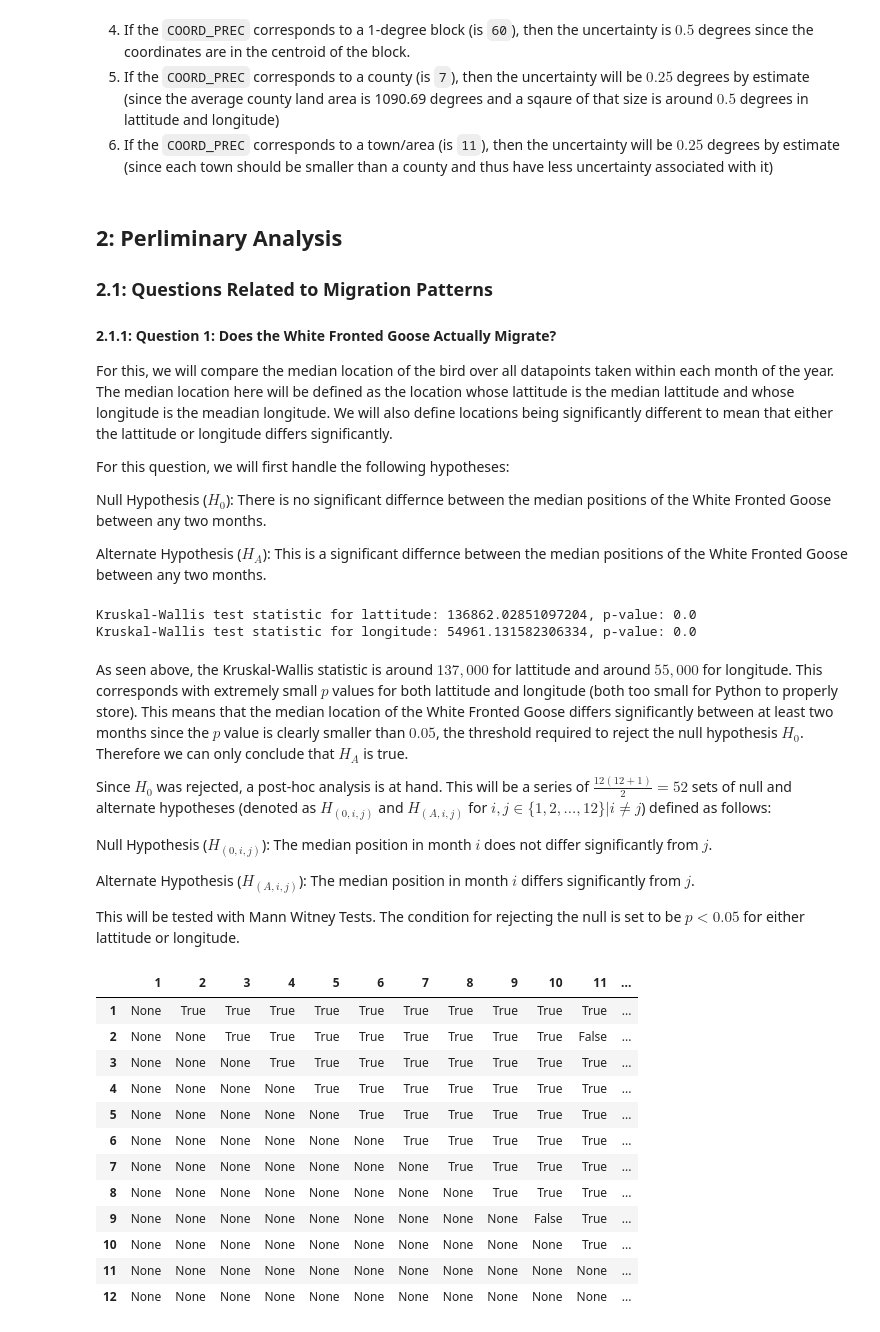
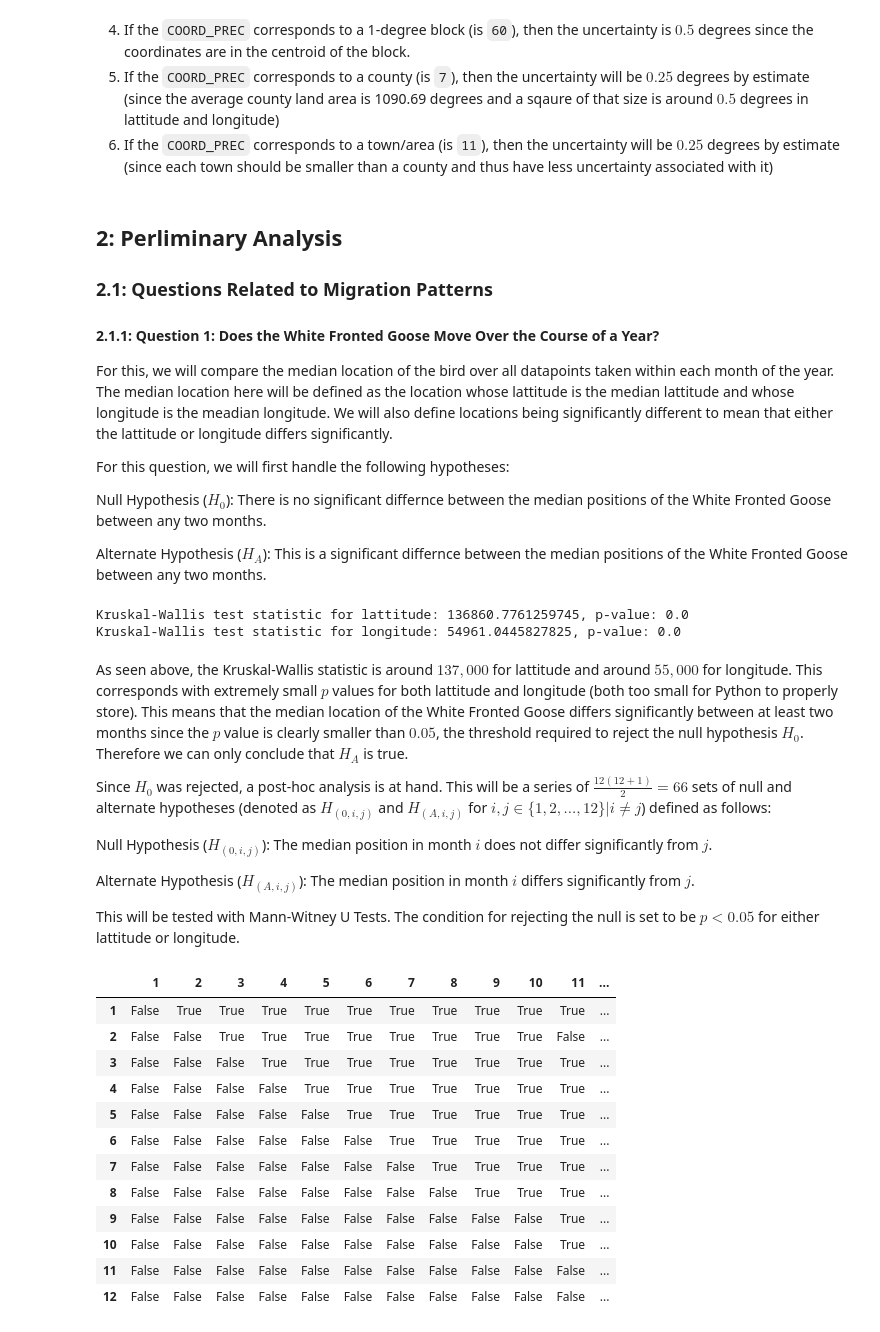
Before and after one commit to BoAndArrows/CMSC320-Final-B-W-Y-C, a Jupyter notebook: white_fronted_goose.ipynb, the cells around one changed output. Drawn from its saved outputs; the diff is of its cells as text; code cells hidden in the pictures.

```diff
--- a/white_fronted_goose.ipynb
+++ b/white_fronted_goose.ipynb
@@ -118,5 +122,7 @@ goose_data = goose_data[~((goose_data['COORD_PREC'] == 8)  | \
                      (goose_data['COORD_PREC'] == 72) | \
                      (goose_data['COORD_PREC'].isna()))]
 
+goose_data = goose_data[(goose_data['LAT_DD'] != 0.0) | (goose_data['LON_DD'] != 0.0)]
+
 print(f'Rows: {goose_data.shape[0]}')
 # %% [output]
@@ -144,7 +150,7 @@ goose_data = goose_data.drop(labels=['COORD_PREC'], axis=1)
 
 ### 2.1: Questions Related to Migration Patterns
 
-#### 2.1.1: Question 1: Does the White Fronted Goose Actually Migrate?
+#### 2.1.1: Question 1: Does the White Fronted Goose Move Over the Course of a Year?
 
 For this, we will compare the median location of the bird over all datapoints taken within each month of the year. The median location here will be defined as the location whose lattitude is the median lattitude and whose longitude is the meadian longitude. We will also define locations being significantly different to mean that either the lattitude or longitude differs significantly.
 
@@ -175,56 +181,63 @@ lon_stat, lon_p_value = stats.kruskal(*lon_sample)
 print(f"Kruskal-Wallis test statistic for lattitude: {lat_stat}, p-value: {lat_p_value}")
 print(f"Kruskal-Wallis test statistic for longitude: {lon_stat}, p-value: {lon_p_value}")
 # %% [output]
-Kruskal-Wallis test statistic for lattitude: 136862.02851097204, p-value: 0.0
-Kruskal-Wallis test statistic for longitude: 54961.131582306334, p-value: 0.0
+Kruskal-Wallis test statistic for lattitude: 136860.7761259745, p-value: 0.0
+Kruskal-Wallis test statistic for longitude: 54961.0445827825, p-value: 0.0
 # %% [markdown]
 As seen above, the Kruskal-Wallis statistic is around $137,000$ for lattitude and around $55,000$ for longitude. This corresponds with extremely small $p$ values for both lattitude and longitude (both too small for Python to properly store). This means that the median location of the White Fronted Goose differs significantly between at least two months since the $p$ value is clearly smaller than $0.05$, the threshold required to reject the null hypothesis $H_0$. Therefore we can only conclude that $H_A$ is true.
 
-Since $H_0$ was rejected, a post-hoc analysis is at hand. This will be a series of $\frac{12(12+1)}{2} = 52$ sets of null and alternate hypotheses (denoted as $H_{(0, i, j)}$ and $H_{(A, i, j)}$ for $i, j \in \{1, 2, ..., 12 \} | i \neq j$) defined as follows:
+Since $H_0$ was rejected, a post-hoc analysis is at hand. This will be a series of $\frac{12(12+1)}{2} = 66$ sets of null and alternate hypotheses (denoted as $H_{(0, i, j)}$ and $H_{(A, i, j)}$ for $i, j \in \{1, 2, ..., 12 \} | i \neq j$) defined as follows:
 
 Null Hypothesis ($H_{(0, i, j)}$): The median position in month $i$ does not differ significantly from $j$.
 
 Alternate Hypothesis ($H_{(A, i, j)}$): The median position in month $i$ differs significantly from $j$.
 
-This will be tested with Mann Witney Tests. The condition for rejecting the null is set to be $p < 0.05$ for either lattitude or longitude.
+This will be tested with Mann-Witney U Tests. The condition for rejecting the null is set to be $p < 0.05$ for either lattitude or longitude.
 # %%
+#
+# Perform the Mann-Whitney U test for each pair of months
+#
+
 # Initialize a 12x12 matrix to store the results of the Mann-Whitney U test
 mann_whitney_results = np.full((12, 12), None, dtype=object)
 
 # Perform the Mann-Whitney U test for each relevant pair of months
 for i in range(0, 12):
     for j in range(i + 1, 12):
         lat_stat, lat_p_value = stats.mannwhitneyu(months_dict.get_group(i + 1)['LAT_DD'], months_dict.get_group(j + 1)['LAT_DD'], alternative='two-sided')
         lon_stat, lon_p_value = stats.mannwhitneyu(months_dict.get_group(i + 1)['LON_DD'], months_dict.get_group(j + 1)['LON_DD'], alternative='two-sided')
         mann_whitney_results[i][j] = (lat_stat, lat_p_value, lon_stat, lon_p_value)
 
 # Store the results into a DataFrame for better visualization
 mann_whitney_df = pd.DataFrame(mann_whitney_results, index=range(1, 13), columns=range(1, 13))
 
 # Extract the relevant statistics and p-values from the DataFrame
 mw_lat_stat_df = mann_whitney_df.map(lambda x: x[0] if x is not None else None)
 mw_lat_p_df = mann_whitney_df.map(lambda x: x[1] if x is not None else None)
 mw_lon_stat_df = mann_whitney_df.map(lambda x: x[2] if x is not None else None)
 mw_lon_p_df = mann_whitney_df.map(lambda x: x[3] if x is not None else None)
 
-# Table whose values correspond to whetehr the null hypothesis can be rejected for each pair of months
-mw_h0_reject_df = (mann_whitney_df.map(lambda x: (x[1], x[3]) if x is not None else None)).map(lambda x: x[0] < 0.05 and x[1] < 0.05 if x is not None else None)
+# Table whose values correspond to whether the null hypothesis can be rejected for each pair of months
+mw_lat_h0_reject_df = mann_whitney_df.map(lambda x: x[1] < 0.05 if x is not None else None)
+mw_lon_h0_reject_df = mann_whitney_df.map(lambda x: x[3] < 0.05 if x is not None else None)
+mw_h0_reject_df = mann_whitney_df.map(lambda x: x[1] < 0.05 and x[3] < 0.05 if x is not None else None)
 
 # Display the results
 #     True  -> Reject Null
 #     False -> Fail to Reject
+#      None -> Not Tested
 display(mw_h0_reject_df)
 # %% [output]
 |  | 1 | 2 | 3 | 4 | 5 | 6 | 7 | 8 | 9 | 10 | 11 | ... |
-| 1 | None | True | True | True | True | True | True | True | True | True | True | ... |
-| 2 | None | None | True | True | True | True | True | True | True | True | False | ... |
-| 3 | None | None | None | True | True | True | True | True | True | True | True | ... |
-| 4 | None | None | None | None | True | True | True | True | True | True | True | ... |
-| 5 | None | None | None | None | None | True | True | True | True | True | True | ... |
-| 6 | None | None | None | None | None | None | True | True | True | True | True | ... |
-| 7 | None | None | None | None | None | None | None | True | True | True | True | ... |
-| 8 | None | None | None | None | None | None | None | None | True | True | True | ... |
-| 9 | None | None | None | None | None | None | None | None | None | False | True | ... |
-| 10 | None | None | None | None | None | None | None | None | None | None | True | ... |
-| 11 | None | None | None | None | None | None | None | None | None | None | None | ... |
-| 12 | None | None | None | None | None | None | None | None | None | None | None | ... |
+| 1 | False | True | True | True | True | True | True | True | True | True | True | ... |
+| 2 | False | False | True | True | True | True | True | True | True | True | False | ... |
+| 3 | False | False | False | True | True | True | True | True | True | True | True | ... |
+| 4 | False | False | False | False | True | True | True | True | True | True | True | ... |
+| 5 | False | False | False | False | False | True | True | True | True | True | True | ... |
+| 6 | False | False | False | False | False | False | True | True | True | True | True | ... |
+| 7 | False | False | False | False | False | False | False | True | True | True | True | ... |
+| 8 | False | False | False | False | False | False | False | False | True | True | True | ... |
+| 9 | False | False | False | False | False | False | False | False | False | False | True | ... |
+| 10 | False | False | False | False | False | False | False | False | False | False | True | ... |
+| 11 | False | False | False | False | False | False | False | False | False | False | False | ... |
+| 12 | False | False | False | False | False | False | False | False | False | False | False | ... |
```
Also changed, not shown: parts of 5 cells of this notebook.
